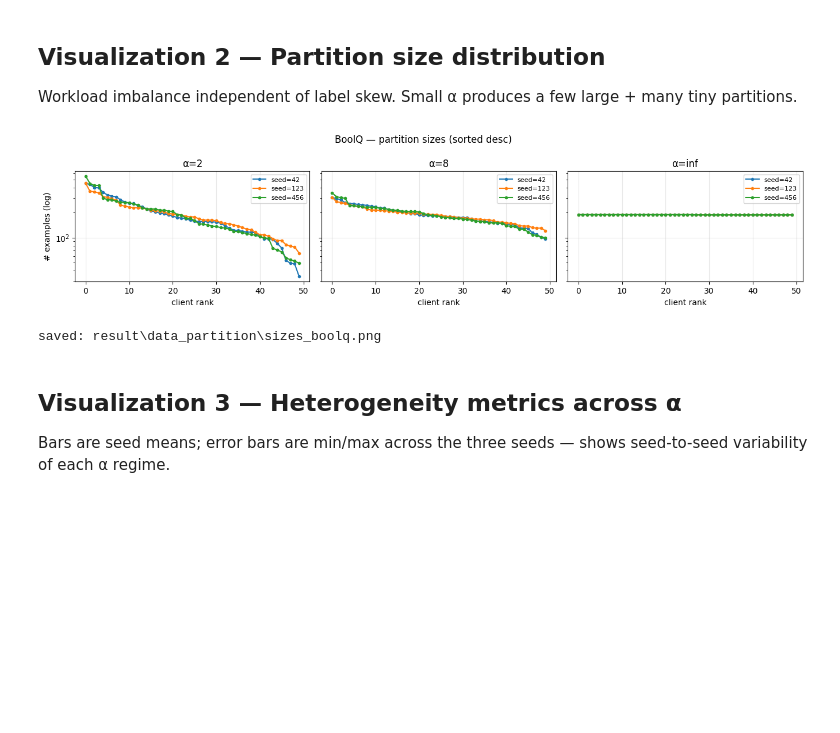
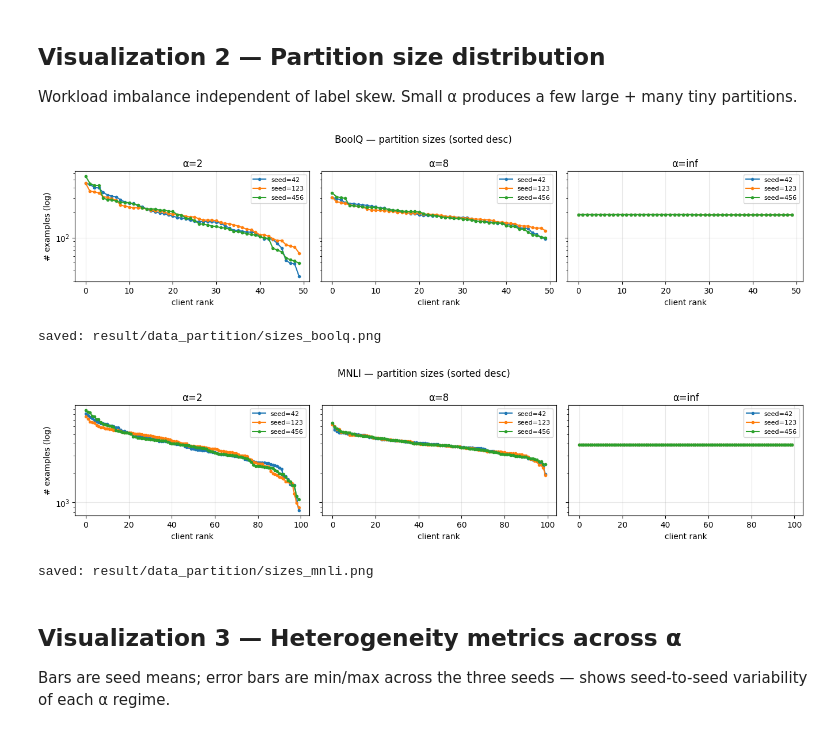
Before and after one commit to ilhamelhamdi/u-flora, a Jupyter notebook: preliminary/dataset_partition.ipynb, the cells around one changed output. Drawn from its saved outputs; the diff is of its cells as text; code cells hidden in the pictures; blank space fills up the shorter version.

```diff
--- a/preliminary/dataset_partition.ipynb
+++ b/preliminary/dataset_partition.ipynb
@@ -280,33 +319,35 @@ Workload imbalance independent of label skew. Small α produces a few large + ma
 # %%
 def plot_sizes(task_key: str):
     spec = TASKS[task_key]
     fig, axes = plt.subplots(1, len(ALPHAS), figsize=(4.5 * len(ALPHAS), 3.2), sharey=True)
     for i, alpha in enumerate(ALPHAS):
         ax = axes[i]
         for seed in SEEDS:
             sizes = matrices[(task_key, alpha, seed)].sum(axis=1)
             sizes_sorted = np.sort(sizes)[::-1]
             ax.plot(np.arange(len(sizes_sorted)), sizes_sorted,
                     marker="o", ms=3, label=f"seed={seed}")
         ax.set_title(f"α={alpha_label(alpha)}")
         ax.set_xlabel("client rank")
         ax.grid(True, alpha=0.3)
         ax.set_yscale("log")
         if i == 0:
             ax.set_ylabel("# examples (log)")
         ax.legend(fontsize=8)
     fig.suptitle(f"{spec.name} — partition sizes (sorted desc)", fontsize=12)
     plt.tight_layout()
     out = OUT_DIR / f"sizes_{task_key}.png"
     # plt.savefig(out, dpi=140, bbox_inches="tight")
     plt.show()
     print(f"saved: {out}")
 
 plot_sizes("boolq")
-# plot_sizes("mnli")
+plot_sizes("mnli")
 # %% [output]
 [figure]
-saved: result\data_partition\sizes_boolq.png
+saved: result/data_partition/sizes_boolq.png
+[figure, added]
+saved: result/data_partition/sizes_mnli.png
 # %% [markdown]
 ## Visualization 3 — Heterogeneity metrics across α
 
```
Also changed, not shown: parts of 7 cells of this notebook.
